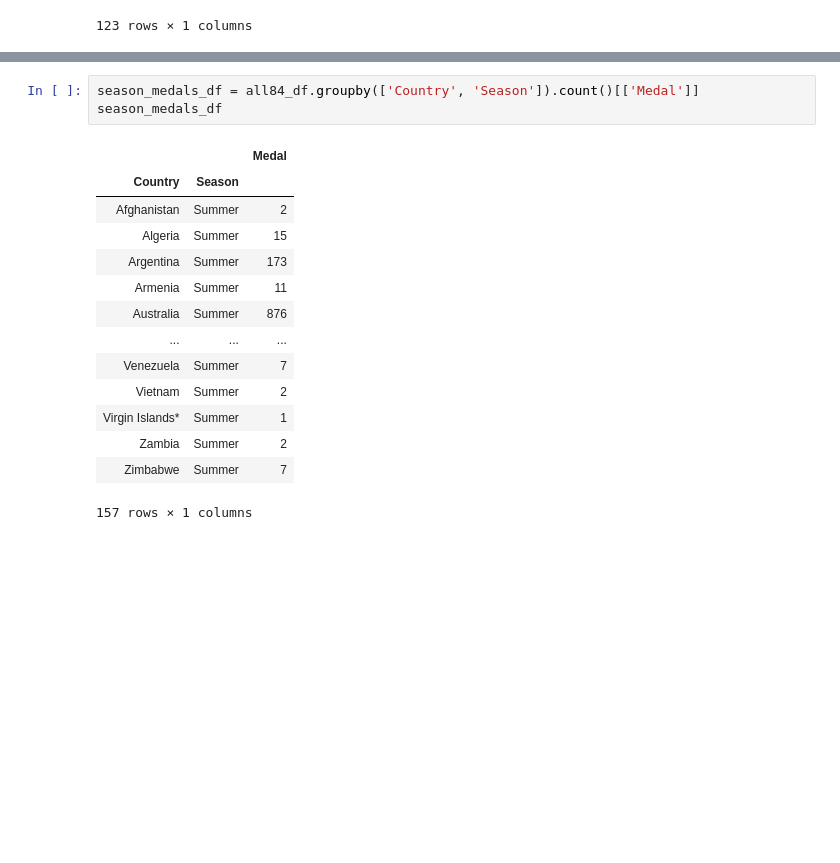
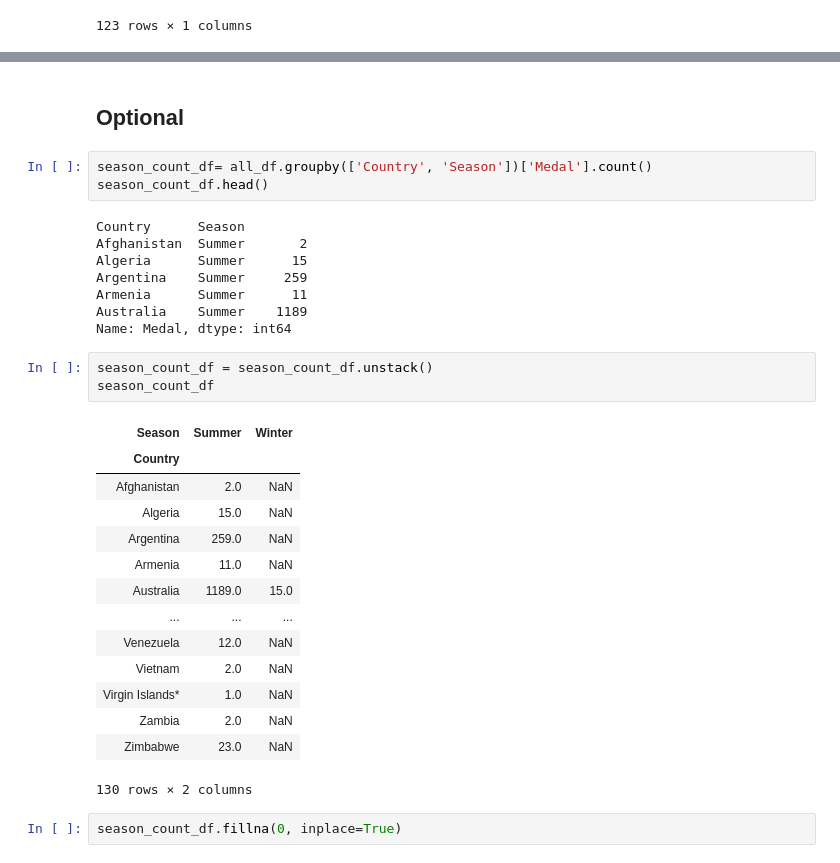
Before and after one commit to isalinedhoop/notebook, a Jupyter notebook: Countries_merge.ipynb, the cells around one changed output, grey strips where cells are left out. Cells and saved outputs as stored; diff of their text form; blank space fills up the shorter version.

```diff
--- a/Countries_merge.ipynb
+++ b/Countries_merge.ipynb
@@ -211,21 +212,36 @@ medals_df.sort_values(by = 'Medal', ascending = False).head(11)
 | France | 587 |
 | Netherlands | 563 |
 | United Kingdom | 545 |
+# %% [markdown]
+## Optional
 # %%
-season_medals_df = all84_df.groupby(['Country', 'Season']).count()[['Medal']]
-season_medals_df
+season_count_df= all_df.groupby(['Country', 'Season'])['Medal'].count()
+season_count_df.head()
 # %% [output]
-|  |  | Medal |
-| Country | Season |  |
-| Afghanistan | Summer | 2 |
-| Algeria | Summer | 15 |
-| Argentina | Summer | 173 |
-| Armenia | Summer | 11 |
-| Australia | Summer | 876 |
-| ... | ... | ... |
-| Venezuela | Summer | 7 |
-| Vietnam | Summer | 2 |
-| Virgin Islands* | Summer | 1 |
-| Zambia | Summer | 2 |
-| Zimbabwe | Summer | 7 |
-157 rows × 1 columns
+Country      Season
+Afghanistan  Summer       2
+Algeria      Summer      15
+Argentina    Summer     259
+Armenia      Summer      11
+Australia    Summer    1189
+Name: Medal, dtype: int64
+# %%
+season_count_df = season_count_df.unstack()
+season_count_df
+# %% [output]
+| Season | Summer | Winter |
+| Country |  |  |
+| Afghanistan | 2.0 | NaN |
+| Algeria | 15.0 | NaN |
+| Argentina | 259.0 | NaN |
+| Armenia | 11.0 | NaN |
+| Australia | 1189.0 | 15.0 |
+| ... | ... | ... |
+| Venezuela | 12.0 | NaN |
+| Vietnam | 2.0 | NaN |
+| Virgin Islands* | 1.0 | NaN |
+| Zambia | 2.0 | NaN |
+| Zimbabwe | 23.0 | NaN |
+130 rows × 2 columns
+# %%
+season_count_df.fillna(0, inplace=True)
```
Also changed, not shown: parts of 5 cells of this notebook.
